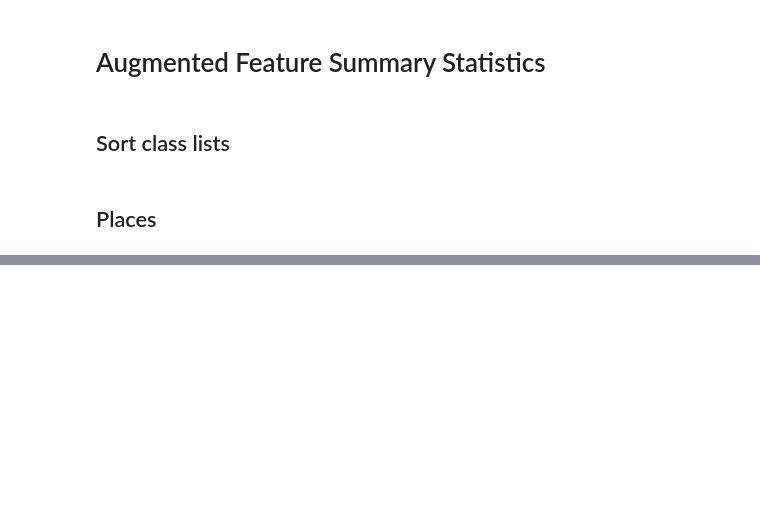
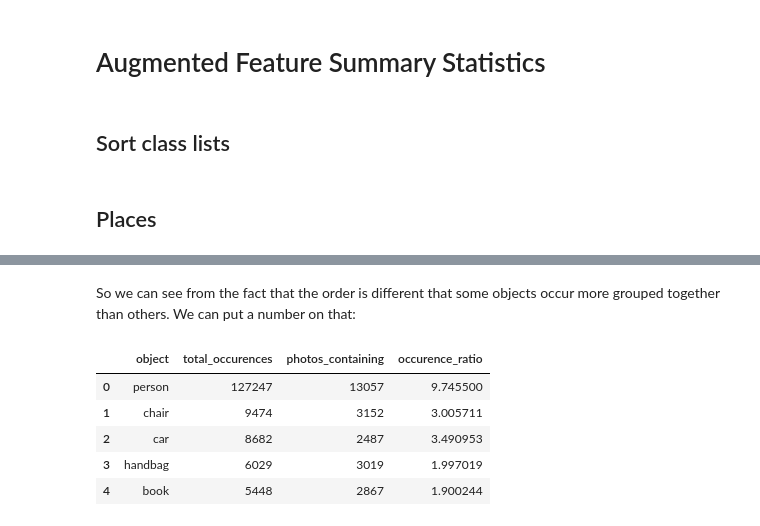
Before and after one commit to obrookes/privacy_decisions, a Jupyter notebook: augmented_feature_summary_stats.ipynb, the cells around one changed output, grey strips where cells are left out. Saved outputs shown, nothing was run; the diff lists cells and outputs as text; code cells hidden in the pictures; blank space fills up the shorter version.

```diff
--- a/augmented_feature_summary_stats.ipynb
+++ b/augmented_feature_summary_stats.ipynb
@@ -129,0 +228,2 @@ What we see is that the distribution looks fairly similar. In fact, the top 4 pl
+# %% [markdown]
+So we can see from the fact that the order is different that some objects occur more grouped together than others. We can put a number on that:
@@ -129,0 +232,9 @@ What we see is that the distribution looks fairly similar. In fact, the top 4 pl
+# %%
+coco_data.head()
+# %% [output]
+|  | object | total_occurences | photos_containing | occurence_ratio |
+| 0 | person | 127247 | 13057 | 9.745500 |
+| 1 | chair | 9474 | 3152 | 3.005711 |
+| 2 | car | 8682 | 2487 | 3.490953 |
+| 3 | handbag | 6029 | 3019 | 1.997019 |
+| 4 | book | 5448 | 2867 | 1.900244 |
```
Also changed, not shown: parts of 38 cells of this notebook.
